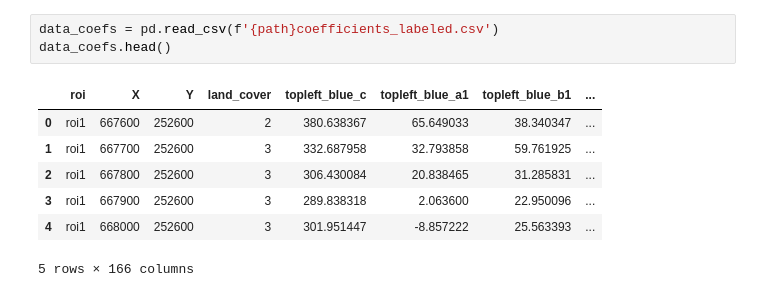
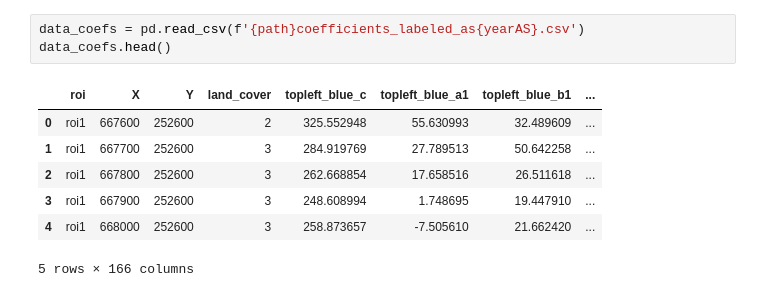
Before and after one commit to SebastianHafner/masterthesis, a Jupyter notebook: classification.ipynb, the cells around one changed output. Cells and saved outputs as stored; diff of their text form.

```diff
--- a/classification.ipynb
+++ b/classification.ipynb
@@ -461,14 +475,14 @@ class ErrorMatrix:
 
         return ''
 # %%
-data_coefs = pd.read_csv(f'{path}coefficients_labeled.csv')
+data_coefs = pd.read_csv(f'{path}coefficients_labeled_as{yearAS}.csv')
 data_coefs.head()
 # %% [output]
 |  | roi | X | Y | land_cover | topleft_blue_c | topleft_blue_a1 | topleft_blue_b1 | ... |
-| 0 | roi1 | 667600 | 252600 | 2 | 380.638367 | 65.649033 | 38.340347 | ... |
-| 1 | roi1 | 667700 | 252600 | 3 | 332.687958 | 32.793858 | 59.761925 | ... |
-| 2 | roi1 | 667800 | 252600 | 3 | 306.430084 | 20.838465 | 31.285831 | ... |
-| 3 | roi1 | 667900 | 252600 | 3 | 289.838318 | 2.063600 | 22.950096 | ... |
-| 4 | roi1 | 668000 | 252600 | 3 | 301.951447 | -8.857222 | 25.563393 | ... |
+| 0 | roi1 | 667600 | 252600 | 2 | 325.552948 | 55.630993 | 32.489609 | ... |
+| 1 | roi1 | 667700 | 252600 | 3 | 284.919769 | 27.789513 | 50.642258 | ... |
+| 2 | roi1 | 667800 | 252600 | 3 | 262.668854 | 17.658516 | 26.511618 | ... |
+| 3 | roi1 | 667900 | 252600 | 3 | 248.608994 | 1.748695 | 19.447910 | ... |
+| 4 | roi1 | 668000 | 252600 | 3 | 258.873657 | -7.505610 | 21.662420 | ... |
 5 rows × 166 columns
 # %%
```
Also changed, not shown: parts of 9 cells of this notebook.
